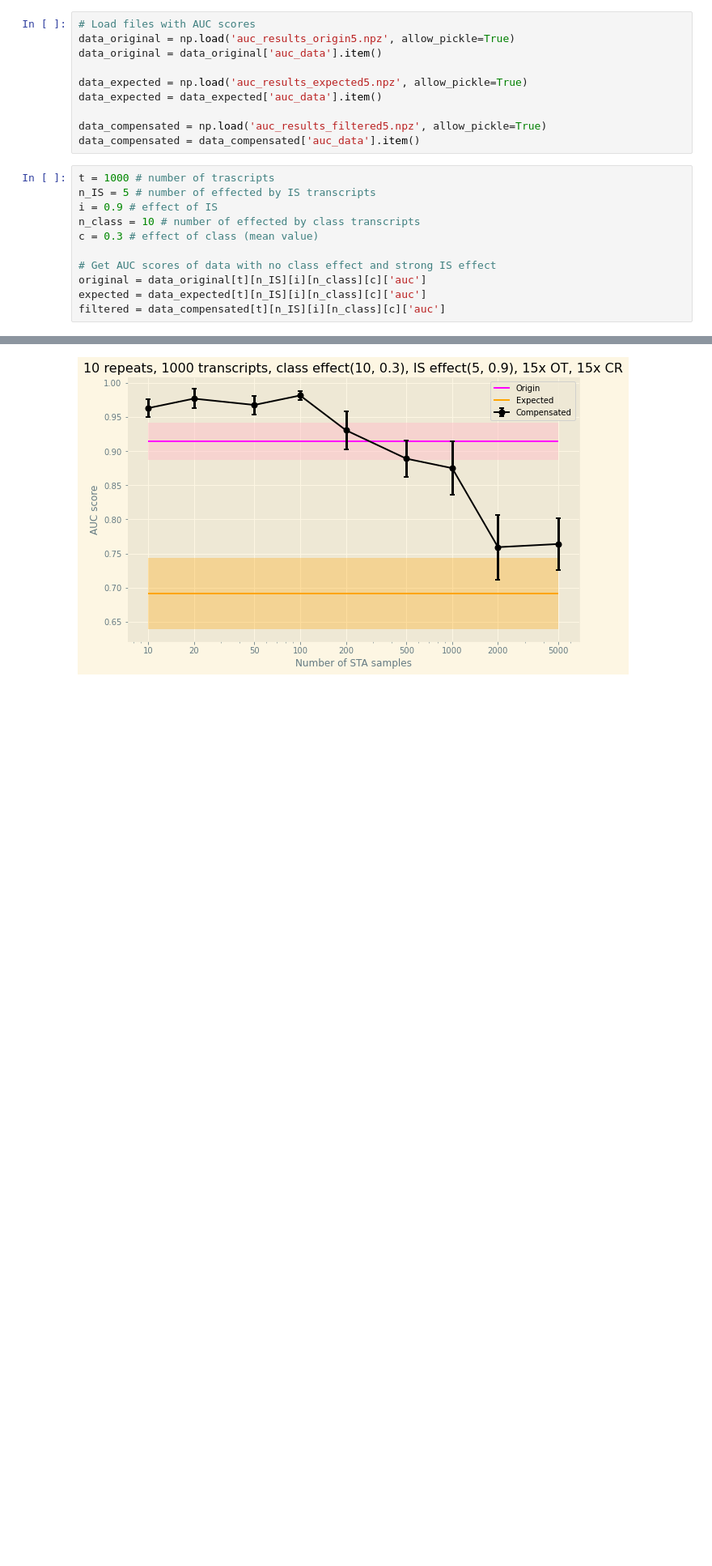
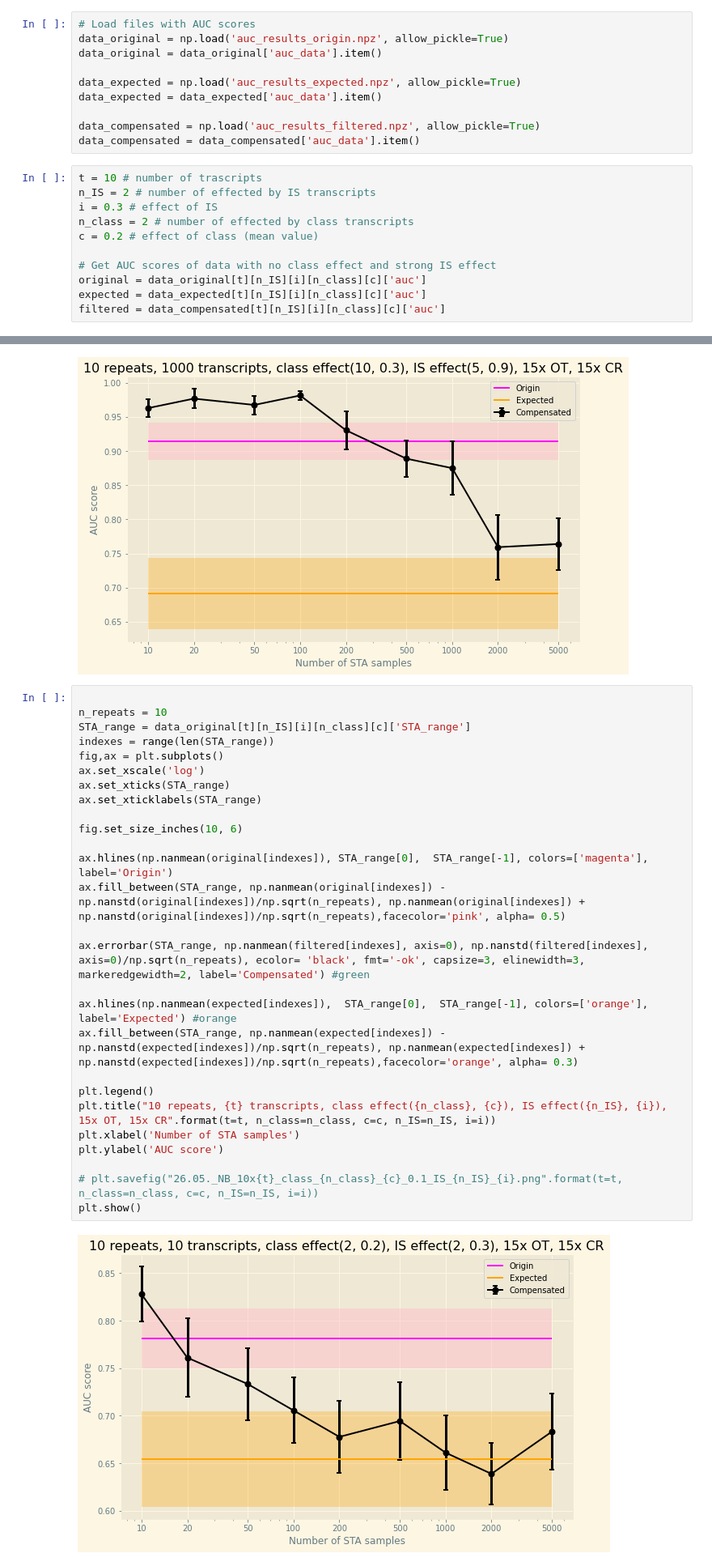
Before and after one commit to carishkaa/Bachelor-Thesis, a Jupyter notebook: notebooks/graphs.ipynb, the cells around one changed output, grey strips where cells are left out. Shown at 81% size. Cells and saved outputs as stored; diff of their text form; blank space fills up the shorter version.

```diff
--- a/notebooks/graphs.ipynb
+++ b/notebooks/graphs.ipynb
@@ -42,20 +44,20 @@ Class effect: no. IS effect: 2 transcripts, effect = range(0.5, 1)
 [figure]
 # %%
 # Load files with AUC scores
-data_original = np.load('auc_results_origin5.npz', allow_pickle=True)
+data_original = np.load('auc_results_origin.npz', allow_pickle=True)
 data_original = data_original['auc_data'].item()
 
-data_expected = np.load('auc_results_expected5.npz', allow_pickle=True)
+data_expected = np.load('auc_results_expected.npz', allow_pickle=True)
 data_expected = data_expected['auc_data'].item()
 
-data_compensated = np.load('auc_results_filtered5.npz', allow_pickle=True)
+data_compensated = np.load('auc_results_filtered.npz', allow_pickle=True)
 data_compensated = data_compensated['auc_data'].item()
 # %%
-t = 1000 # number of trascripts
-n_IS = 5 # number of effected by IS transcripts
-i = 0.9 # effect of IS
-n_class = 10 # number of effected by class transcripts
-c = 0.3 # effect of class (mean value)
+t = 10 # number of trascripts
+n_IS = 2 # number of effected by IS transcripts
+i = 0.3 # effect of IS
+n_class = 2 # number of effected by class transcripts
+c = 0.2 # effect of class (mean value)
 
 # Get AUC scores of data with no class effect and strong IS effect
 original = data_original[t][n_IS][i][n_class][c]['auc']
@@ -89,3 +91,32 @@ plt.savefig("26.05._NB_10x{t}_class_{n_class}_{c}_0.1_IS_{n_IS}_{i}.png".format(
 plt.show()
 # %% [output]
 [figure]
+# %%
+
+n_repeats = 10
+STA_range = data_original[t][n_IS][i][n_class][c]['STA_range']
+indexes = range(len(STA_range))
+fig,ax = plt.subplots()
+ax.set_xscale('log')
+ax.set_xticks(STA_range)
+ax.set_xticklabels(STA_range)
+
+fig.set_size_inches(10, 6)
+
+ax.hlines(np.nanmean(original[indexes]), STA_range[0],  STA_range[-1], colors=['magenta'], label='Origin')
+ax.fill_between(STA_range, np.nanmean(original[indexes]) - np.nanstd(original[indexes])/np.sqrt(n_repeats), np.nanmean(original[indexes]) + np.nanstd(original[indexes])/np.sqrt(n_repeats),facecolor='pink', alpha= 0.5)
+
+ax.errorbar(STA_range, np.nanmean(filtered[indexes], axis=0), np.nanstd(filtered[indexes], axis=0)/np.sqrt(n_repeats), ecolor= 'black', fmt='-ok', capsize=3, elinewidth=3, markeredgewidth=2, label='Compensated') #green
+
+ax.hlines(np.nanmean(expected[indexes]),  STA_range[0],  STA_range[-1], colors=['orange'], label='Expected') #orange
+ax.fill_between(STA_range, np.nanmean(expected[indexes]) - np.nanstd(expected[indexes])/np.sqrt(n_repeats), np.nanmean(expected[indexes]) + np.nanstd(expected[indexes])/np.sqrt(n_repeats),facecolor='orange', alpha= 0.3)
+
+plt.legend()
+plt.title("10 repeats, {t} transcripts, class effect({n_class}, {c}), IS effect({n_IS}, {i}), 15x OT, 15x CR".format(t=t, n_class=n_class, c=c, n_IS=n_IS, i=i))
+plt.xlabel('Number of STA samples')
+plt.ylabel('AUC score')
+
+# plt.savefig("26.05._NB_10x{t}_class_{n_class}_{c}_0.1_IS_{n_IS}_{i}.png".format(t=t, n_class=n_class, c=c, n_IS=n_IS, i=i))
+plt.show()
+# %% [output]
+[figure, added]
```
Also changed, not shown: parts of 1 cell of this notebook, 2 other files.
